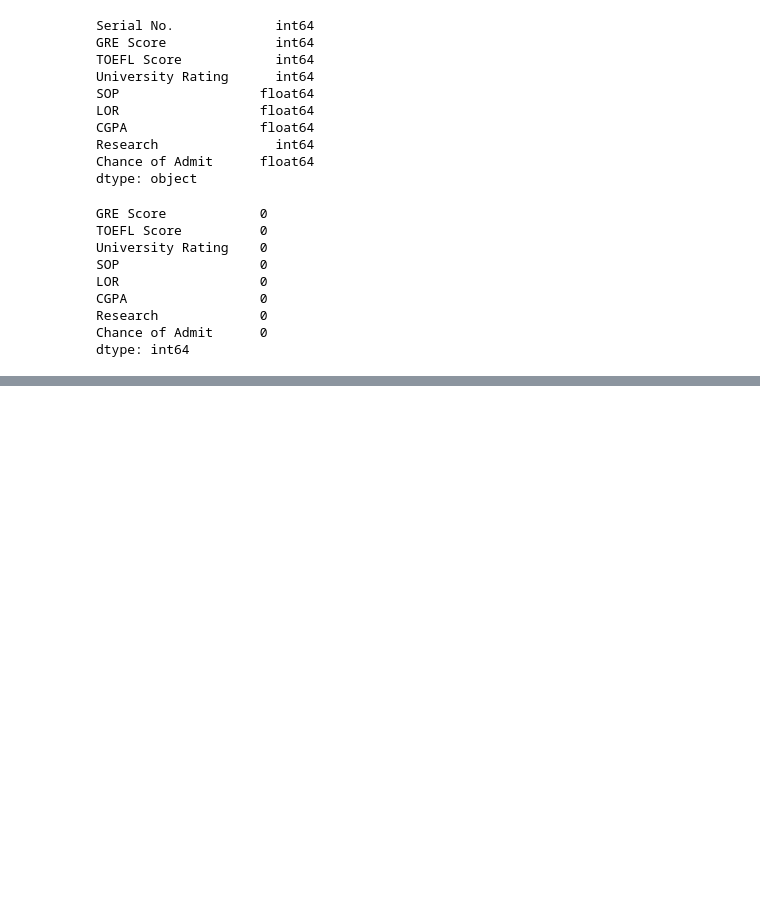
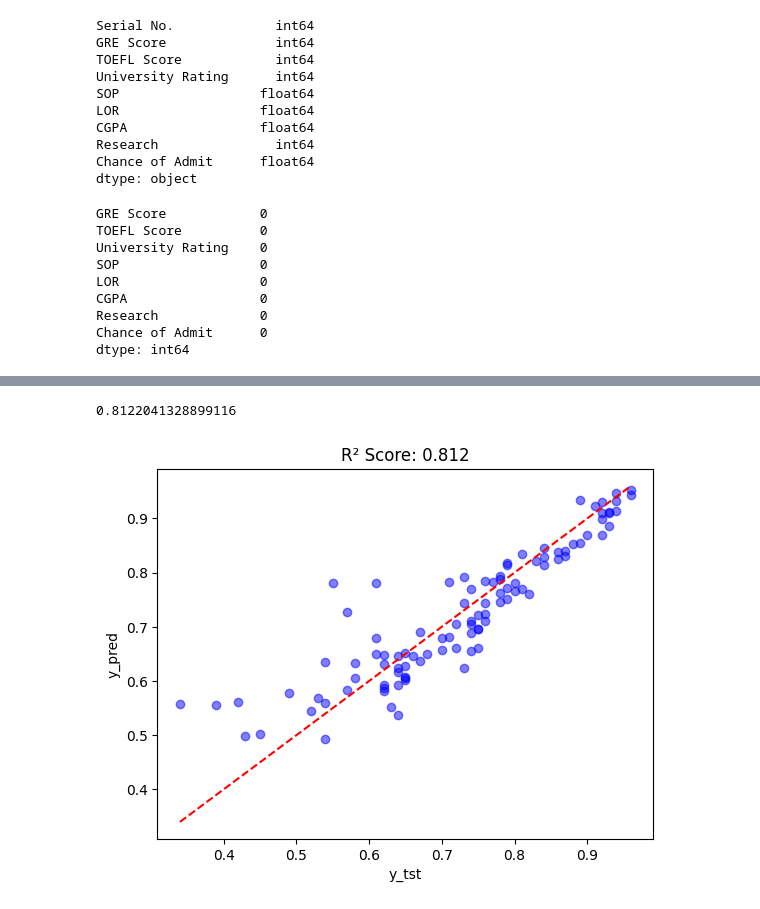
Before and after one commit to AtharSayed/DPL, a Jupyter notebook: Lb2/prac2.3.ipynb, the cells around one changed output, grey strips where cells are left out. Saved outputs shown, nothing was run; the diff lists cells and outputs as text; code cells hidden in the pictures; blank space fills up the shorter version.

Commit message:
Improved r2-score and increased epochs

```diff
--- a/Lb2/prac2.3.ipynb
+++ b/Lb2/prac2.3.ipynb
@@ -136,4 +105,0 @@ Epoch 10/10
-# %%
-model.compile(optimizer='adam',loss='mean_squared_error')
-# %%
-model.fit(X_train, y_train, epochs=5, batch_size=32, validation_data=(X_test, y_test))
@@ -151,0 +106,2 @@ Epoch 5/5
+# %%
+history = model.fit(X_train_scaled,y_train,epochs=300,validation_split=0.2)
@@ -151,0 +126,2 @@ Epoch 5/5
+# %%
+y_pred = model.predict(X_test_scaled)
@@ -151,0 +130,26 @@ Epoch 5/5
+# %%
+from sklearn.metrics import r2_score
+r2_score(y_test,y_pred)
+# %% [output]
+0.8122041328899116
+# %%
+import matplotlib.pyplot as plt
+from sklearn.metrics import r2_score
+
+
+r2 = r2_score(y_test, y_pred)
+
+plt.scatter(y_test, y_pred, color='blue', alpha=0.5)
+plt.xlabel("y_tst")
+plt.ylabel("y_pred")
+
+
+min_val = min(min(y_test), min(y_pred))  # To cover the entire range
+max_val = max(max(y_test), max(y_pred))  # To cover the entire range
+plt.plot([min_val, max_val], [min_val, max_val], color='red', linestyle='--')
+
+plt.title(f"R² Score: {r2:.3f}")
+
+plt.show()
+# %% [output]
+[figure, added]
```
Also changed, not shown: parts of 17 cells of this notebook.
